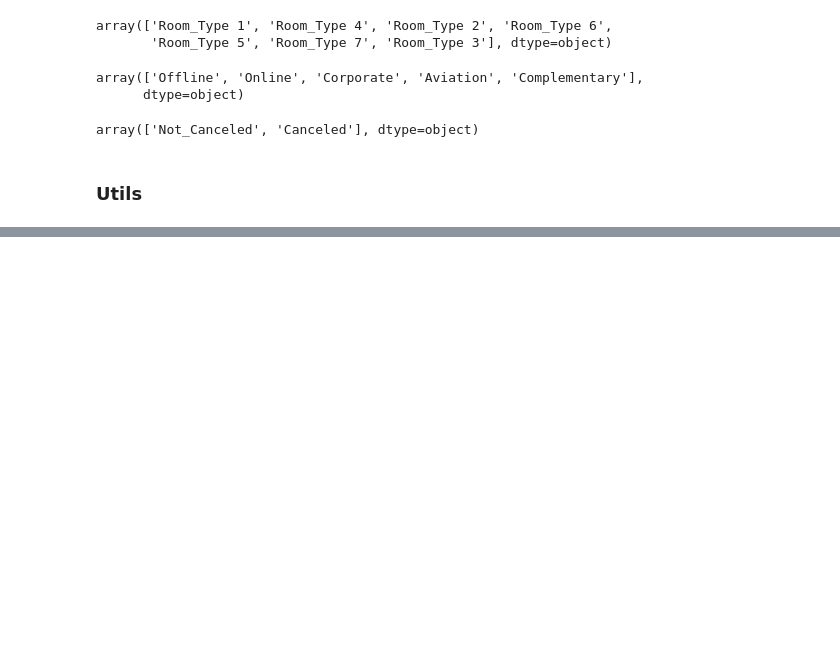
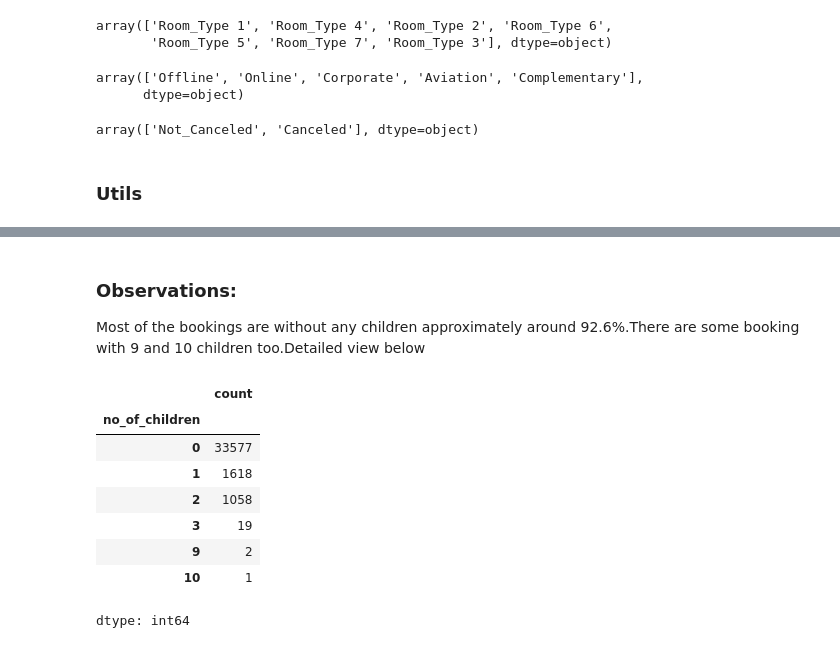
Before and after one commit to Rajesh2015/inn-hotels-bookings, a Jupyter notebook: inn_hotel_bookings_solution.ipynb, the cells around one changed output, grey strips where cells are left out. Saved outputs shown, nothing was run; the diff lists cells and outputs as text; code cells hidden in the pictures; blank space fills up the shorter version.

```diff
--- a/inn_hotel_bookings_solution.ipynb
+++ b/inn_hotel_bookings_solution.ipynb
@@ -621,0 +537,15 @@ market segment type, or repeated guests.
+# %% [markdown]
+### Observations:
+Most of the bookings are without any children approximately  around 92.6%.There are some booking with 9 and 10 children too.Detailed view below
+# %%
+df['no_of_children'].value_counts()
+# %% [output]
+|  | count |
+| no_of_children |  |
+| 0 | 33577 |
+| 1 | 1618 |
+| 2 | 1058 |
+| 3 | 19 |
+| 9 | 2 |
+| 10 | 1 |
+dtype: int64
```
Also changed, not shown: parts of 57 cells of this notebook.
